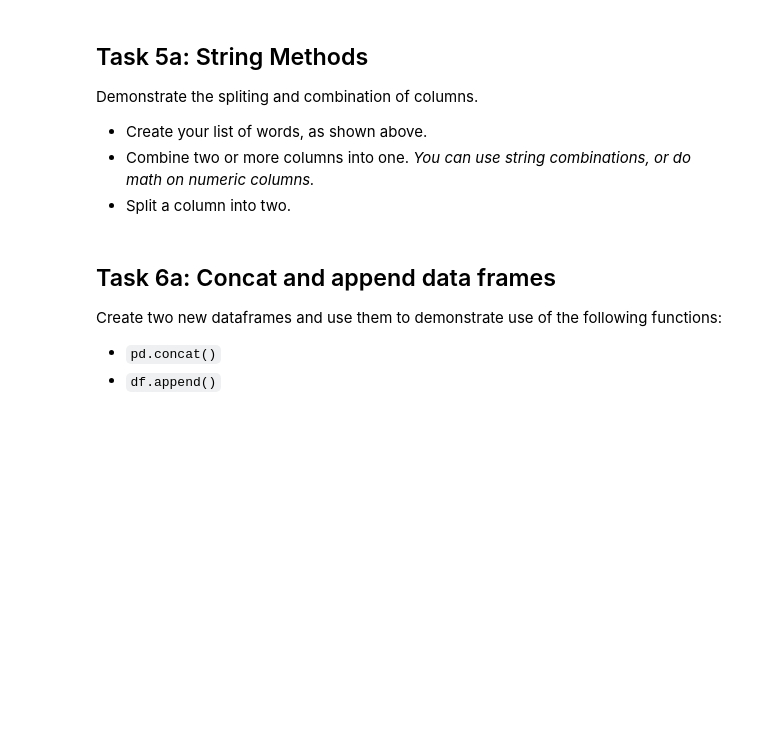
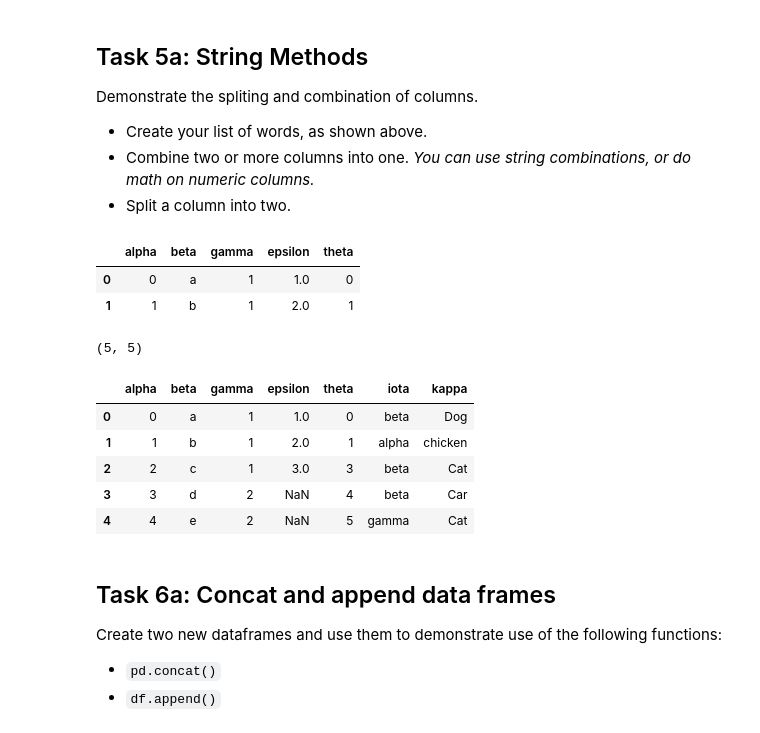
Before and after one commit to DslimII/hort503, a Jupyter notebook: Panda Part 2/A04-Pandas_Part2-Practice.ipynb, the cells around one changed output. Drawn from its saved outputs; the diff is of its cells as text; code cells hidden in the pictures; blank space fills up the shorter version.

```diff
--- a/Panda Part 2/A04-Pandas_Part2-Practice.ipynb
+++ b/Panda Part 2/A04-Pandas_Part2-Practice.ipynb
@@ -23,0 +72,3 @@ Create a copy of `df`, and modify it:
+# %%
+df['epsilon'] = pd.Series([1, 2, 3])
+df
@@ -23,0 +82,3 @@ Create a copy of `df`, and modify it:
+# %%
+df['theta'] = pd.Series([0, 1, 3, 4, 5, 6])
+df
@@ -23,0 +92,3 @@ Create a copy of `df`, and modify it:
+# %%
+df['gamma'] = pd.Series([1, 1, 1, 2, 2])
+df
@@ -47,6 +326,30 @@ Demonstrate the spliting and combination of columns.
 + Create your list of words, as shown above.
 + Combine two or more columns into one. *You can use string combinations, or do math on numeric columns.*
 + Split a column into two.
+# %%
+df.head(2)
+# %% [output]
+|  | alpha | beta | gamma | epsilon | theta |
+| 0 | 0 | a | 1 | 1.0 | 0 |
+| 1 | 1 | b | 1 | 2.0 | 1 |
+# %%
+df.shape
+# %% [output]
+(5, 5)
+# %%
+labels = ['alpha', 'beta', 'gamma', 'delta']
+more_labels = ['Cat', 'Dog', 'Cow','chicken','Car']
+# %%
+df['iota'] = np.random.choice(labels, df.shape[0])
+df['kappa'] = np.random.choice(more_labels, df.shape[0])
+df
+# %% [output]
+|  | alpha | beta | gamma | epsilon | theta | iota | kappa |
+| 0 | 0 | a | 1 | 1.0 | 0 | beta | Dog |
+| 1 | 1 | b | 1 | 2.0 | 1 | alpha | chicken |
+| 2 | 2 | c | 1 | 3.0 | 3 | beta | Cat |
+| 3 | 3 | d | 2 | NaN | 4 | beta | Car |
+| 4 | 4 | e | 2 | NaN | 5 | gamma | Cat |
 # %% [markdown]
 ## Task 6a: Concat and append data frames
 
```
Also changed, not shown: parts of 52 cells of this notebook.
